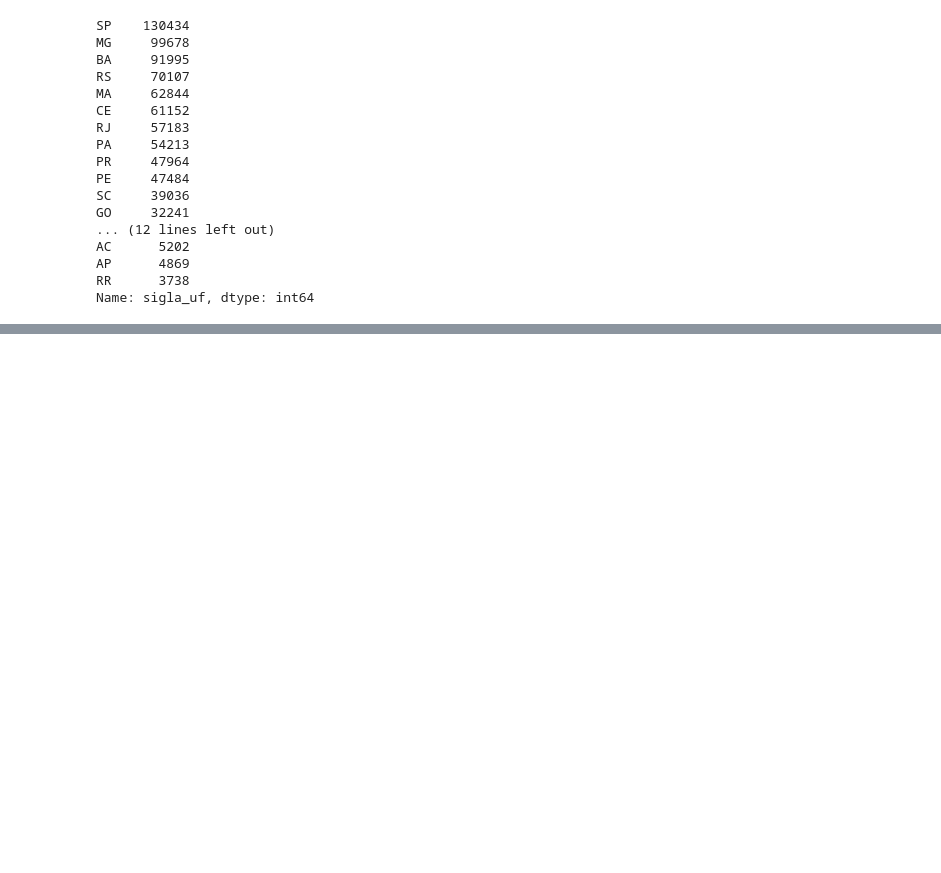
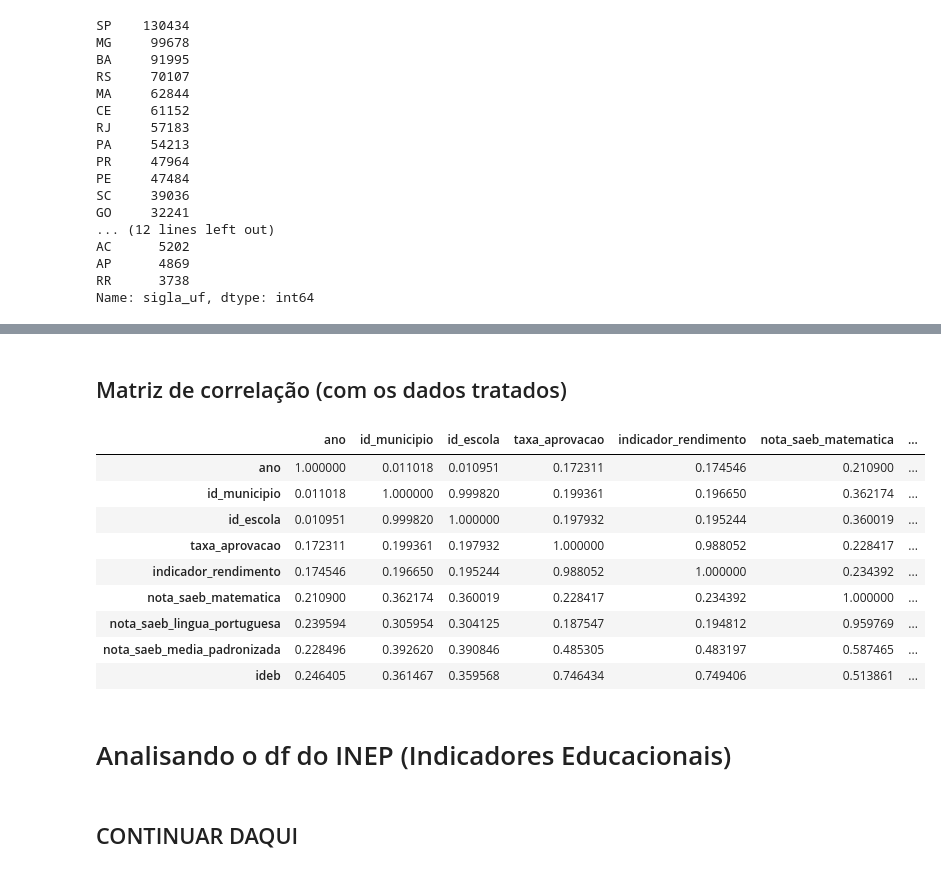
Before and after one commit to lcsbiffi/Tera_Educacao_EvasaoEscolar, a Jupyter notebook: Projeto_Tera_Evasão_Escolar.ipynb, the cells around one changed output, grey strips where cells are left out. Saved outputs shown, nothing was run; the diff lists cells and outputs as text; code cells hidden in the pictures; blank space fills up the shorter version.

```diff
--- a/Projeto_Tera_Evasão_Escolar.ipynb
+++ b/Projeto_Tera_Evasão_Escolar.ipynb
@@ -267,0 +2567,4 @@ corr.style.background_gradient(cmap='coolwarm')
+# %%
+for row in df_AP:
+    for coluna in colunas:
+        df_AP[coluna].fillna((df_AP[coluna].mean()), inplace = True)
@@ -267,0 +2607,4 @@ corr.style.background_gradient(cmap='coolwarm')
+# %%
+colunas = ['taxa_aprovacao', 'indicador_rendimento', 'nota_saeb_matematica', 'nota_saeb_lingua_portuguesa', 'nota_saeb_media_padronizada', 'ideb']
+df_RR = ideb.loc[ideb['sigla_uf'] == "RR"]
+df_RR[colunas].describe()
@@ -267,0 +2659,4 @@ corr.style.background_gradient(cmap='coolwarm')
+# %%
+for row in df_RR:
+    for coluna in colunas:
+        df_RR[coluna].fillna((df_RR[coluna].mean()), inplace = True)
@@ -267,0 +2699,4 @@ corr.style.background_gradient(cmap='coolwarm')
+# %%
+frames = [df_SP, df_MG, df_BA, df_RS, df_MA, df_CE, df_RJ, df_PA, df_PR, df_PE, df_SC, df_GO, df_PI, df_PB, df_AM, df_RN, df_MT, df_AL, df_ES, df_SE, df_MS, df_TO, df_RO, df_DF, df_AC, df_AP, df_RR]
+ideb_tratado = pd.concat(frames)
+ideb_tratado = ideb_tratado.drop('projecao', axis=1)
@@ -267,0 +2726,20 @@ corr.style.background_gradient(cmap='coolwarm')
+# %% [markdown]
+## Matriz de correlação (com os dados tratados)
+# %%
+corr = ideb_tratado.corr()
+corr.style.background_gradient(cmap='coolwarm')
+# %% [output]
+|  | ano | id_municipio | id_escola | taxa_aprovacao | indicador_rendimento | nota_saeb_matematica | ... |
+| ano | 1.000000 | 0.011018 | 0.010951 | 0.172311 | 0.174546 | 0.210900 | ... |
+| id_municipio | 0.011018 | 1.000000 | 0.999820 | 0.199361 | 0.196650 | 0.362174 | ... |
+| id_escola | 0.010951 | 0.999820 | 1.000000 | 0.197932 | 0.195244 | 0.360019 | ... |
+| taxa_aprovacao | 0.172311 | 0.199361 | 0.197932 | 1.000000 | 0.988052 | 0.228417 | ... |
+| indicador_rendimento | 0.174546 | 0.196650 | 0.195244 | 0.988052 | 1.000000 | 0.234392 | ... |
+| nota_saeb_matematica | 0.210900 | 0.362174 | 0.360019 | 0.228417 | 0.234392 | 1.000000 | ... |
+| nota_saeb_lingua_portuguesa | 0.239594 | 0.305954 | 0.304125 | 0.187547 | 0.194812 | 0.959769 | ... |
+| nota_saeb_media_padronizada | 0.228496 | 0.392620 | 0.390846 | 0.485305 | 0.483197 | 0.587465 | ... |
+| ideb | 0.246405 | 0.361467 | 0.359568 | 0.746434 | 0.749406 | 0.513861 | ... |
+# %% [markdown]
+# Analisando o df do INEP (Indicadores Educacionais)
+# %% [markdown]
+## CONTINUAR DAQUI
```
Also changed, not shown: parts of 203 cells of this notebook.
